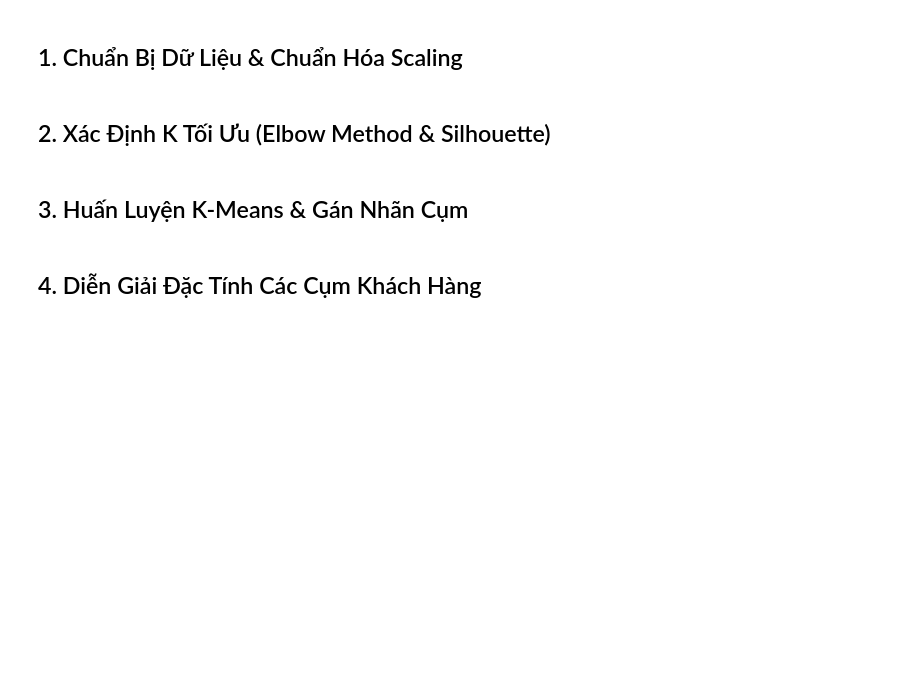
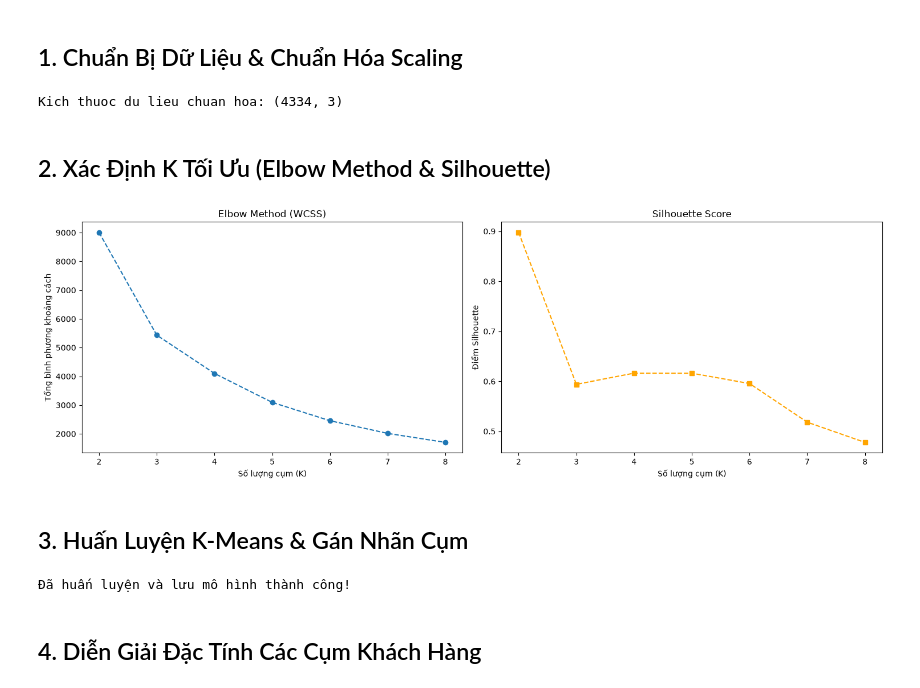
Before and after one commit to HungTruong-github/Data-mining, a Jupyter notebook: notebooks/04_customer_clustering.ipynb, the cells around one changed output. Drawn from its saved outputs; the diff is of its cells as text; code cells hidden in the pictures; blank space fills up the shorter version.

Commit message:
feat: implement K-Means clustering and cluster profiling

```diff
--- a/notebooks/04_customer_clustering.ipynb
+++ b/notebooks/04_customer_clustering.ipynb
@@ -22,7 +22,11 @@ from src import config
 from src.clustering import prepare_clustering_features
 from src.data_loader import load_processed_data
 
-rfm_df = load_processed_data('rfm_features.csv')
+rfm_df = load_processed_data('rfm_clustering_features.csv')
 X_scaled, scaler = prepare_clustering_features(rfm_df)
+
+print(f"Kich thuoc du lieu chuan hoa: {X_scaled.shape}")
+# %% [output]
+Kich thuoc du lieu chuan hoa: (4334, 3)
 # %% [markdown]
 ## 2. Xác Định K Tối Ưu (Elbow Method & Silhouette)
@@ -32,8 +33,36 @@ find_optimal_k(X_scaled, max_k=8)
+# %%
+from src.clustering import find_optimal_k
+metrics = find_optimal_k(X_scaled, max_k=8)
+
+fig, (ax1, ax2) = plt.subplots(1, 2, figsize=(15, 5))
+
+ax1.plot(metrics['k_values'], metrics['wcss'], marker='o', linestyle='--')
+ax1.set_title('Elbow Method (WCSS)')
+ax1.set_xlabel('Số lượng cụm (K)')
+ax1.set_ylabel('Tổng bình phương khoảng cách')
+
+ax2.plot(metrics['k_values'], metrics['silhouette_scores'], marker='s', color='orange', linestyle='--')
+ax2.set_title('Silhouette Score')
+ax2.set_xlabel('Số lượng cụm (K)')
+ax2.set_ylabel('Điểm Silhouette')
+
+plt.tight_layout()
+plt.show()
+# %% [output]
+[figure, added]
 # %% [markdown]
 ## 3. Huấn Luyện K-Means & Gán Nhãn Cụm
 # %%
 from src.clustering import train_kmeans
-kmeans, clusters = train_kmeans(X_scaled, n_clusters=4)
+kmeans, clusters = train_kmeans(
+    X_scaled,
+    n_clusters=4,
+    scaler=scaler,
+    model_save_path='../models/clustering/kmeans_model.pkl'
+)
 rfm_df['Cluster'] = clusters
+print("Đã huấn luyện và lưu mô hình thành công!")
+# %% [output]
+Đã huấn luyện và lưu mô hình thành công!
 # %% [markdown]
 ## 4. Diễn Giải Đặc Tính Các Cụm Khách Hàng
```
Also changed, not shown: parts of 3 cells of this notebook, 2 other files.
